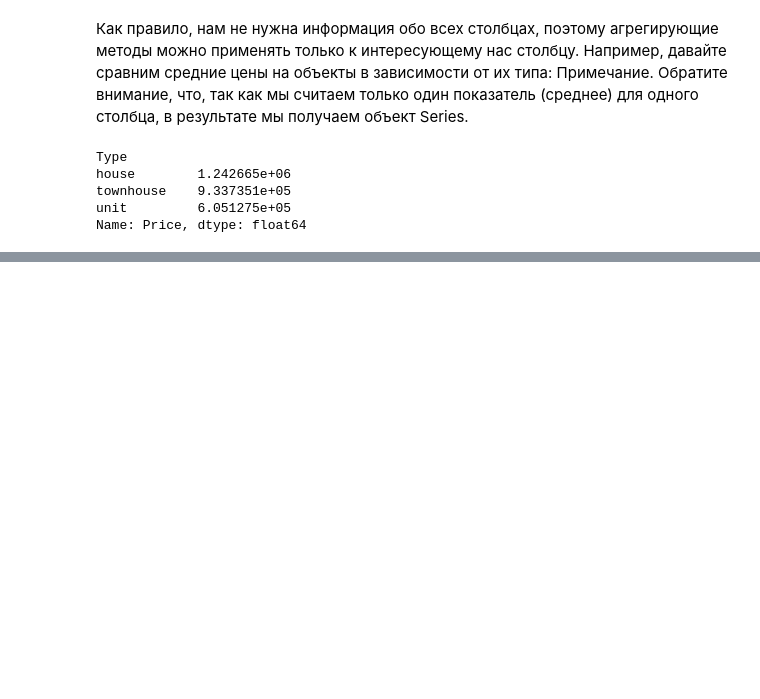
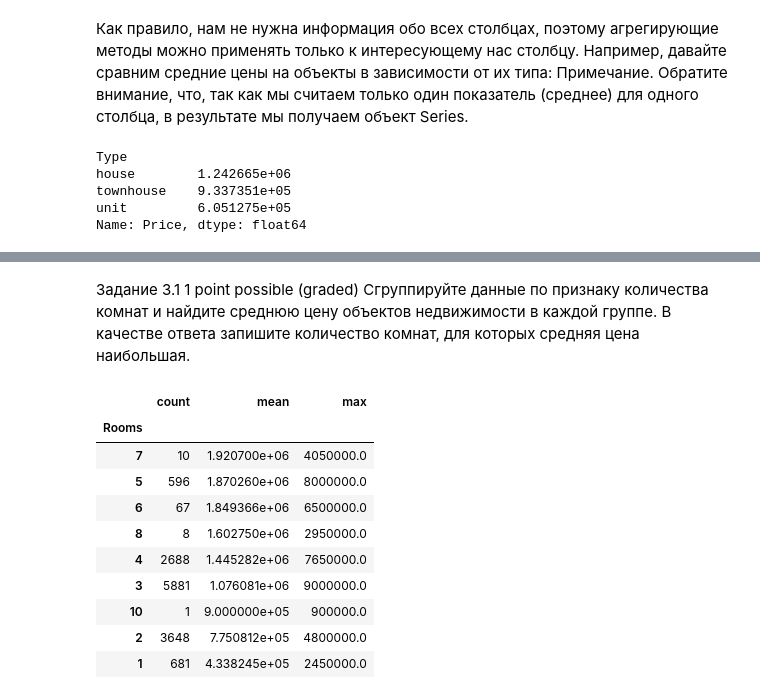
Before and after one commit to Deemetr5/ds_v3, a Jupyter notebook: PY_12_Продвинутые методы работы с данными в Pandas/data/Продвинутые методы Pandas.ipynb, the cells around one changed output, grey strips where cells are left out. Saved outputs shown, nothing was run; the diff lists cells and outputs as text; code cells hidden in the pictures; blank space fills up the shorter version.

```diff
--- a/PY_12_Продвинутые методы работы с данными в Pandas/data/Продвинутые методы Pandas.ipynb
+++ b/PY_12_Продвинутые методы работы с данными в Pandas/data/Продвинутые методы Pandas.ipynb
@@ -216,0 +294,20 @@ Name: Price, dtype: float64
+# %% [markdown]
+Задание 3.1
+1 point possible (graded)
+Сгруппируйте данные по признаку количества комнат и найдите среднюю цену объектов недвижимости в каждой группе. В качестве ответа запишите количество комнат, для которых средняя цена наибольшая.
+# %%
+melb_df.groupby('Rooms')['Price'].agg(
+    ['count', 'mean', 'max']
+).sort_values(by='mean', ascending=False)
+# %% [output]
+|  | count | mean | max |
+| Rooms |  |  |  |
+| 7 | 10 | 1.920700e+06 | 4050000.0 |
+| 5 | 596 | 1.870260e+06 | 8000000.0 |
+| 6 | 67 | 1.849366e+06 | 6500000.0 |
+| 8 | 8 | 1.602750e+06 | 2950000.0 |
+| 4 | 2688 | 1.445282e+06 | 7650000.0 |
+| 3 | 5881 | 1.076081e+06 | 9000000.0 |
+| 10 | 1 | 9.000000e+05 | 900000.0 |
+| 2 | 3648 | 7.750812e+05 | 4800000.0 |
+| 1 | 681 | 4.338245e+05 | 2450000.0 |
```
Also changed, not shown: parts of 12 cells of this notebook.
